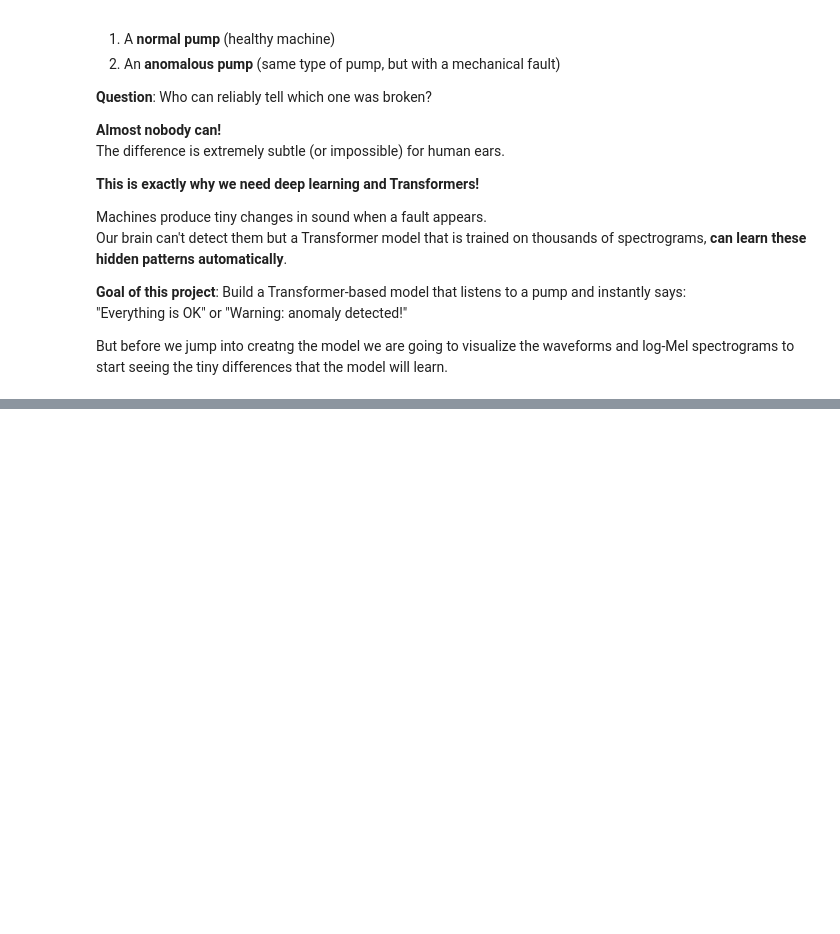
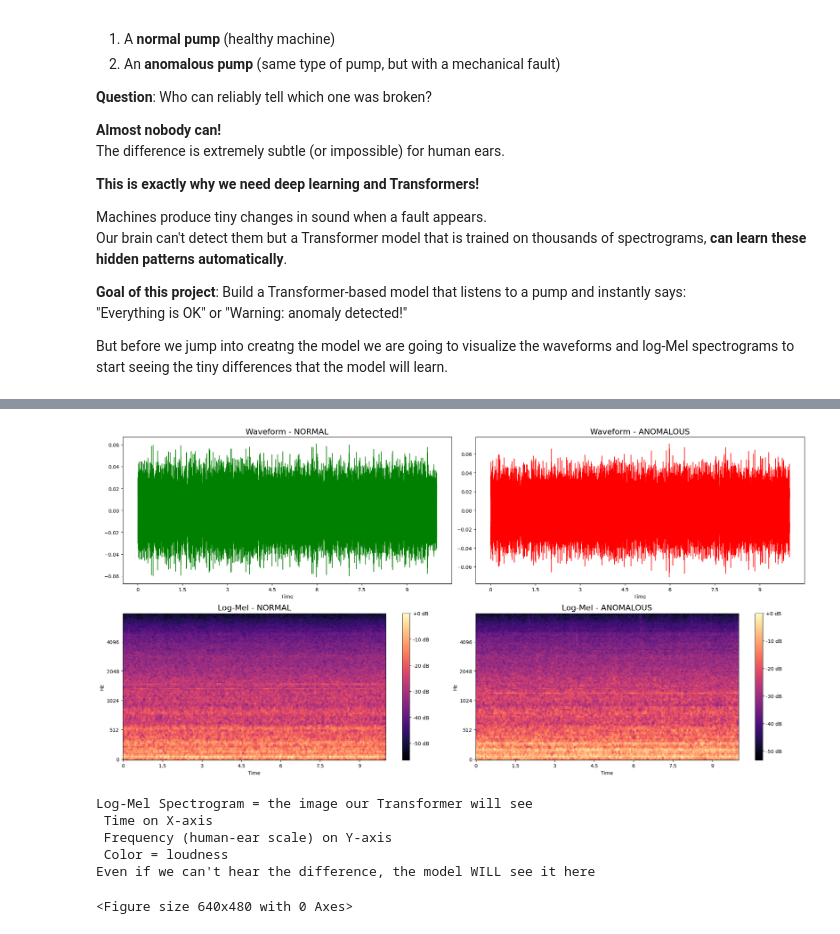
Before and after one commit to meli20002/Industrial-Sound-Anomaly-Detection-using-Transformers, a Jupyter notebook: notebook.ipynb, the cells around one changed output, grey strips where cells are left out. Drawn from its saved outputs; the diff is of its cells as text; code cells hidden in the pictures; blank space fills up the shorter version.

```diff
--- a/notebook.ipynb
+++ b/notebook.ipynb
@@ -332,0 +411,45 @@ But  before we jump into creatng the model  we are going to  visualize the wavef
+# %%
+
+# Side-by-side comparison
+plt.figure(figsize=(20,10))
+
+# Normal
+plt.subplot(2,2,1)
+librosa.display.waveshow(y_normal, sr=sr, color='green')
+plt.title("Waveform - NORMAL", fontsize=16)
+
+plt.subplot(2,2,3)
+librosa.display.specshow(logmel_normal, sr=sr, x_axis='time', y_axis='mel', fmax=8000, cmap='magma')
+plt.colorbar(format='%+2.0f dB')
+plt.title("Log-Mel - NORMAL", fontsize=16)
+
+# Anomalous
+plt.subplot(2,2,2)
+librosa.display.waveshow(y_anom, sr=sr, color='red')
+plt.title("Waveform - ANOMALOUS", fontsize=16)
+
+plt.subplot(2,2,4)
+librosa.display.specshow(logmel_anom, sr=sr, x_axis='time', y_axis='mel', fmax=8000, cmap='magma')
+plt.colorbar(format='%+2.0f dB')
+plt.title("Log-Mel - ANOMALOUS", fontsize=16)
+
+plt.tight_layout()
+plt.show()
+
+#saving the figures
+plt.savefig("images/waveform_logmel_comparison.png")
+
+
+print("\nLog-Mel Spectrogram = the image our Transformer will see")
+print(" Time on X-axis")
+print(" Frequency (human-ear scale) on Y-axis")
+print(" Color = loudness")
+print("Even if we can't hear the difference, the model WILL see it here")
+# %% [output]
+[figure, added]
+Log-Mel Spectrogram = the image our Transformer will see
+ Time on X-axis
+ Frequency (human-ear scale) on Y-axis
+ Color = loudness
+Even if we can't hear the difference, the model WILL see it here
+<Figure size 640x480 with 0 Axes>
```
Also changed, not shown: parts of 8 cells of this notebook, 1 other file.
